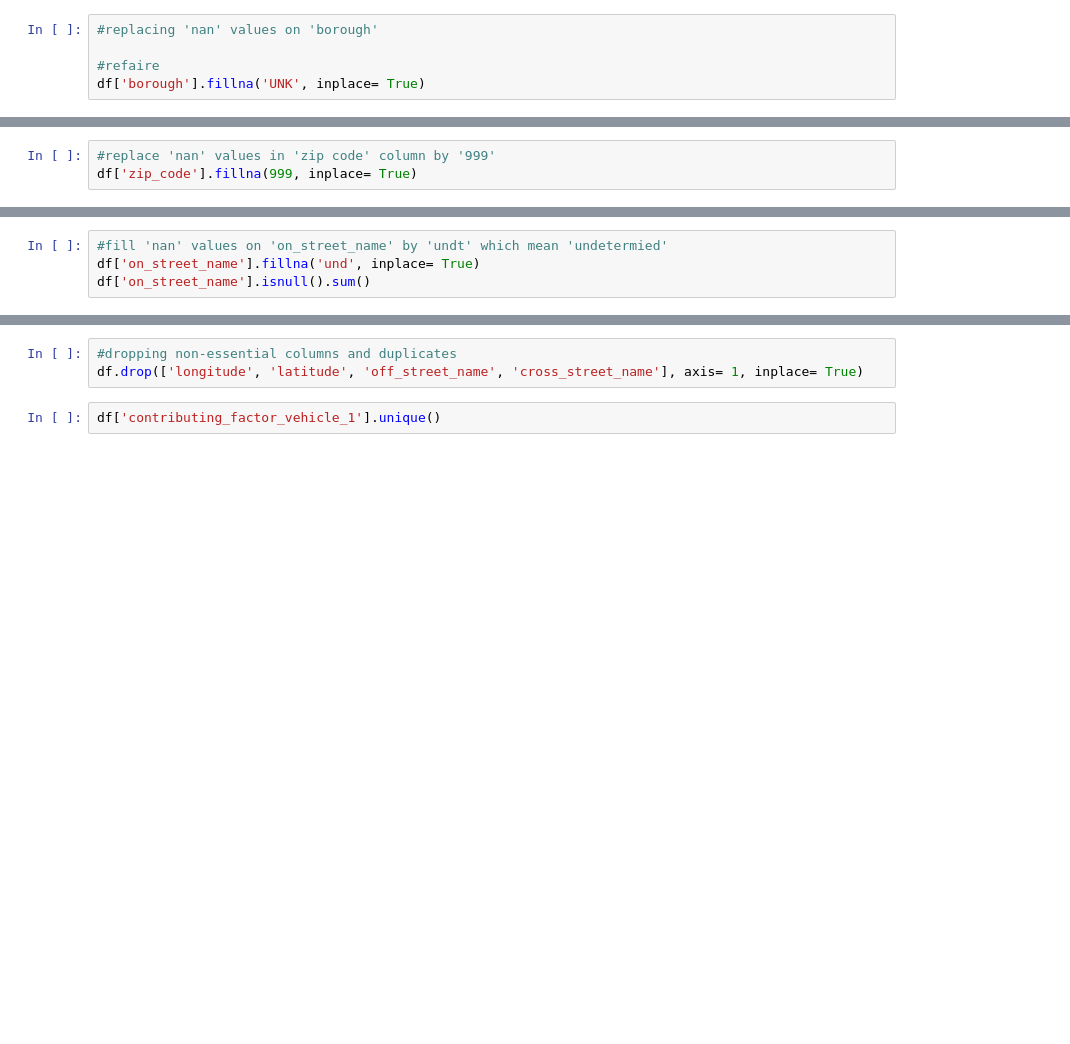
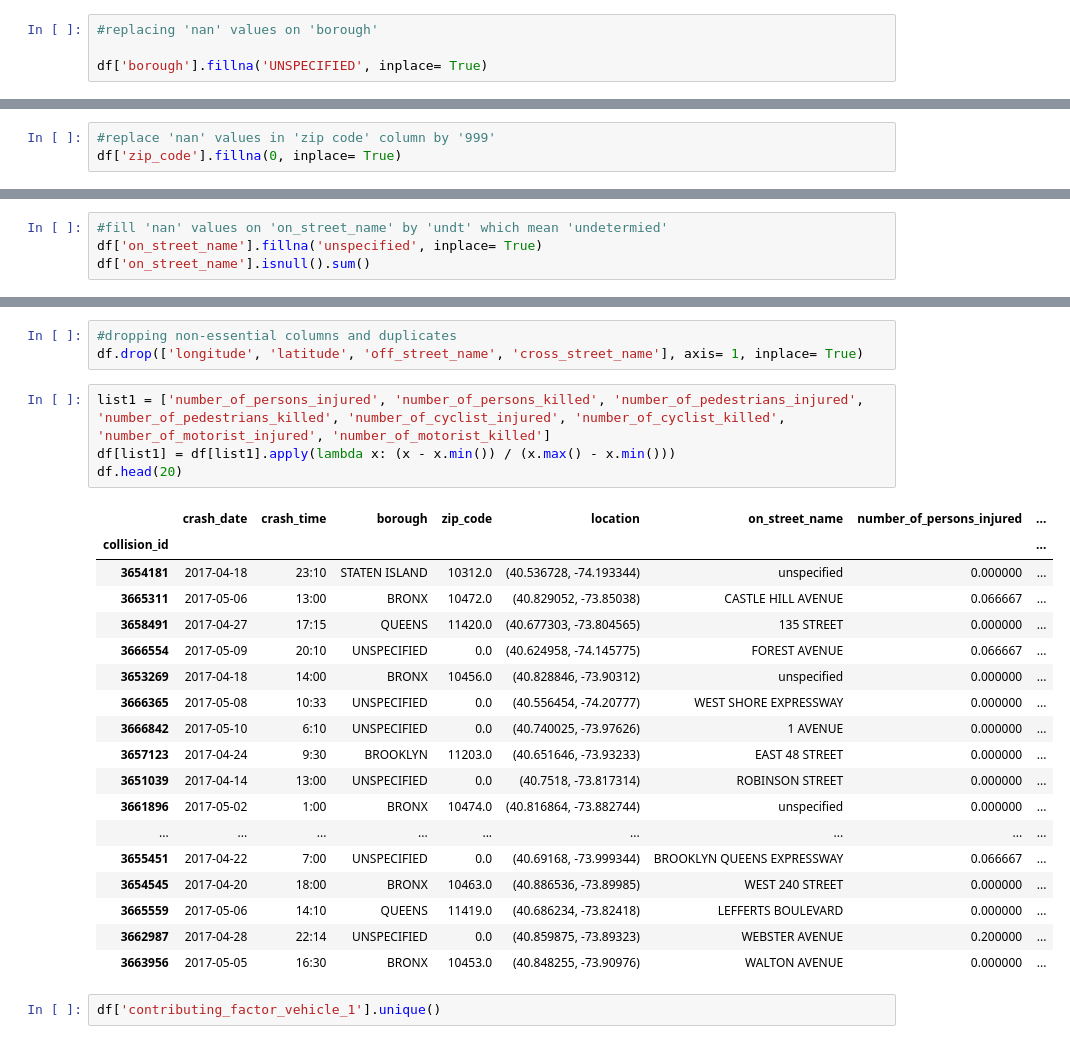
Before and after one commit to Nooreyni/Data_preprocessing---NYC_Motor_Vehicle_Crashes, a Jupyter notebook: data_processing.ipynb, the cells around one changed output, grey strips where cells are left out. Cells and saved outputs as stored; diff of their text form; blank space fills up the shorter version.

```diff
--- a/data_processing.ipynb
+++ b/data_processing.ipynb
@@ -214,7 +214,6 @@ df2
 # %%
 #replacing 'nan' values on 'borough'
 
-#refaire
-df['borough'].fillna('UNK', inplace= True)
+df['borough'].fillna('UNSPECIFIED', inplace= True)
 # %%
 df['zip_code'].isna().sum()
@@ -244,7 +241,7 @@ array([10312., 10472., 11420.,    nan, 10456., 11203., 10474., 10301.,
        11359., 10153., 10118., 10169.])
 # %%
 #replace 'nan' values in 'zip code' column by '999'
-df['zip_code'].fillna(999, inplace= True)
+df['zip_code'].fillna(0, inplace= True)
 # %%
 df['zip_code'].isnull().sum()
 # %% [output]
@@ -260,7 +255,7 @@ df['location'].isnull().sum()
 0
 # %%
 #fill 'nan' values on 'on_street_name' by 'undt' which mean 'undetermied'
-df['on_street_name'].fillna('und', inplace= True)
+df['on_street_name'].fillna('unspecified', inplace= True)
 df['on_street_name'].isnull().sum()
 # %% [output]
 0
@@ -285,6 +280,29 @@ Name: near_street, Length: 100000, dtype: object
 # %%
 #dropping non-essential columns and duplicates
 df.drop(['longitude', 'latitude', 'off_street_name', 'cross_street_name'], axis= 1, inplace= True)
+# %%
+list1 = ['number_of_persons_injured', 'number_of_persons_killed', 'number_of_pedestrians_injured', 'number_of_pedestrians_killed', 'number_of_cyclist_injured', 'number_of_cyclist_killed', 'number_of_motorist_injured', 'number_of_motorist_killed']
+df[list1] = df[list1].apply(lambda x: (x - x.min()) / (x.max() - x.min()))
+df.head(20)
+# %% [output]
+|  | crash_date | crash_time | borough | zip_code | location | on_street_name | number_of_persons_injured | ... |
+| collision_id |  |  |  |  |  |  |  | ... |
+| 3654181 | 2017-04-18 | 23:10 | STATEN ISLAND | 10312.0 | (40.536728, -74.193344) | unspecified | 0.000000 | ... |
+| 3665311 | 2017-05-06 | 13:00 | BRONX | 10472.0 | (40.829052, -73.85038) | CASTLE HILL AVENUE | 0.066667 | ... |
+| 3658491 | 2017-04-27 | 17:15 | QUEENS | 11420.0 | (40.677303, -73.804565) | 135 STREET | 0.000000 | ... |
+| 3666554 | 2017-05-09 | 20:10 | UNSPECIFIED | 0.0 | (40.624958, -74.145775) | FOREST AVENUE | 0.066667 | ... |
+| 3653269 | 2017-04-18 | 14:00 | BRONX | 10456.0 | (40.828846, -73.90312) | unspecified | 0.000000 | ... |
+| 3666365 | 2017-05-08 | 10:33 | UNSPECIFIED | 0.0 | (40.556454, -74.20777) | WEST SHORE EXPRESSWAY | 0.000000 | ... |
+| 3666842 | 2017-05-10 | 6:10 | UNSPECIFIED | 0.0 | (40.740025, -73.97626) | 1 AVENUE | 0.000000 | ... |
+| 3657123 | 2017-04-24 | 9:30 | BROOKLYN | 11203.0 | (40.651646, -73.93233) | EAST 48 STREET | 0.000000 | ... |
+| 3651039 | 2017-04-14 | 13:00 | UNSPECIFIED | 0.0 | (40.7518, -73.817314) | ROBINSON STREET | 0.000000 | ... |
+| 3661896 | 2017-05-02 | 1:00 | BRONX | 10474.0 | (40.816864, -73.882744) | unspecified | 0.000000 | ... |
+| ... | ... | ... | ... | ... | ... | ... | ... | ... |
+| 3655451 | 2017-04-22 | 7:00 | UNSPECIFIED | 0.0 | (40.69168, -73.999344) | BROOKLYN QUEENS EXPRESSWAY | 0.066667 | ... |
+| 3654545 | 2017-04-20 | 18:00 | BRONX | 10463.0 | (40.886536, -73.89985) | WEST 240 STREET | 0.000000 | ... |
+| 3665559 | 2017-05-06 | 14:10 | QUEENS | 11419.0 | (40.686234, -73.82418) | LEFFERTS BOULEVARD | 0.000000 | ... |
+| 3662987 | 2017-04-28 | 22:14 | UNSPECIFIED | 0.0 | (40.859875, -73.89323) | WEBSTER AVENUE | 0.200000 | ... |
+| 3663956 | 2017-05-05 | 16:30 | BRONX | 10453.0 | (40.848255, -73.90976) | WALTON AVENUE | 0.000000 | ... |
 # %%
 df['contributing_factor_vehicle_1'].unique()
 # %% [output]
```
Also changed, not shown: parts of 12 cells of this notebook, 6 other files.
